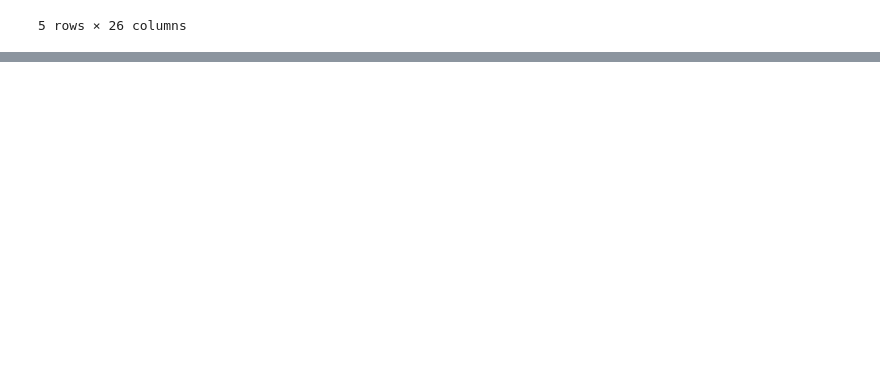
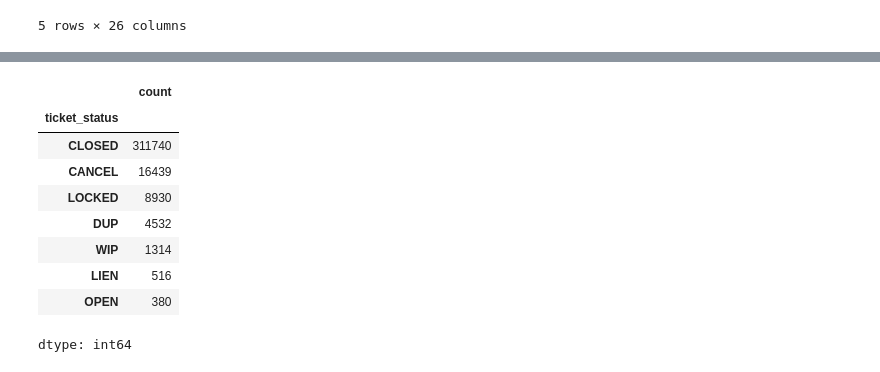
Before and after one commit to Crayon897/miami-dade-311-analysis, a Jupyter notebook: 311_analysis.ipynb, the cells around one changed output, grey strips where cells are left out. Saved outputs shown, nothing was run; the diff lists cells and outputs as text; code cells hidden in the pictures; blank space fills up the shorter version.

```diff
--- a/311_analysis.ipynb
+++ b/311_analysis.ipynb
@@ -18,0 +86,13 @@ Mounted at /content/drive
+# %%
+df['ticket_status'].value_counts()
+# %% [output]
+|  | count |
+| ticket_status |  |
+| CLOSED | 311740 |
+| CANCEL | 16439 |
+| LOCKED | 8930 |
+| DUP | 4532 |
+| WIP | 1314 |
+| LIEN | 516 |
+| OPEN | 380 |
+dtype: int64
```
Also changed, not shown: parts of 6 cells of this notebook.
